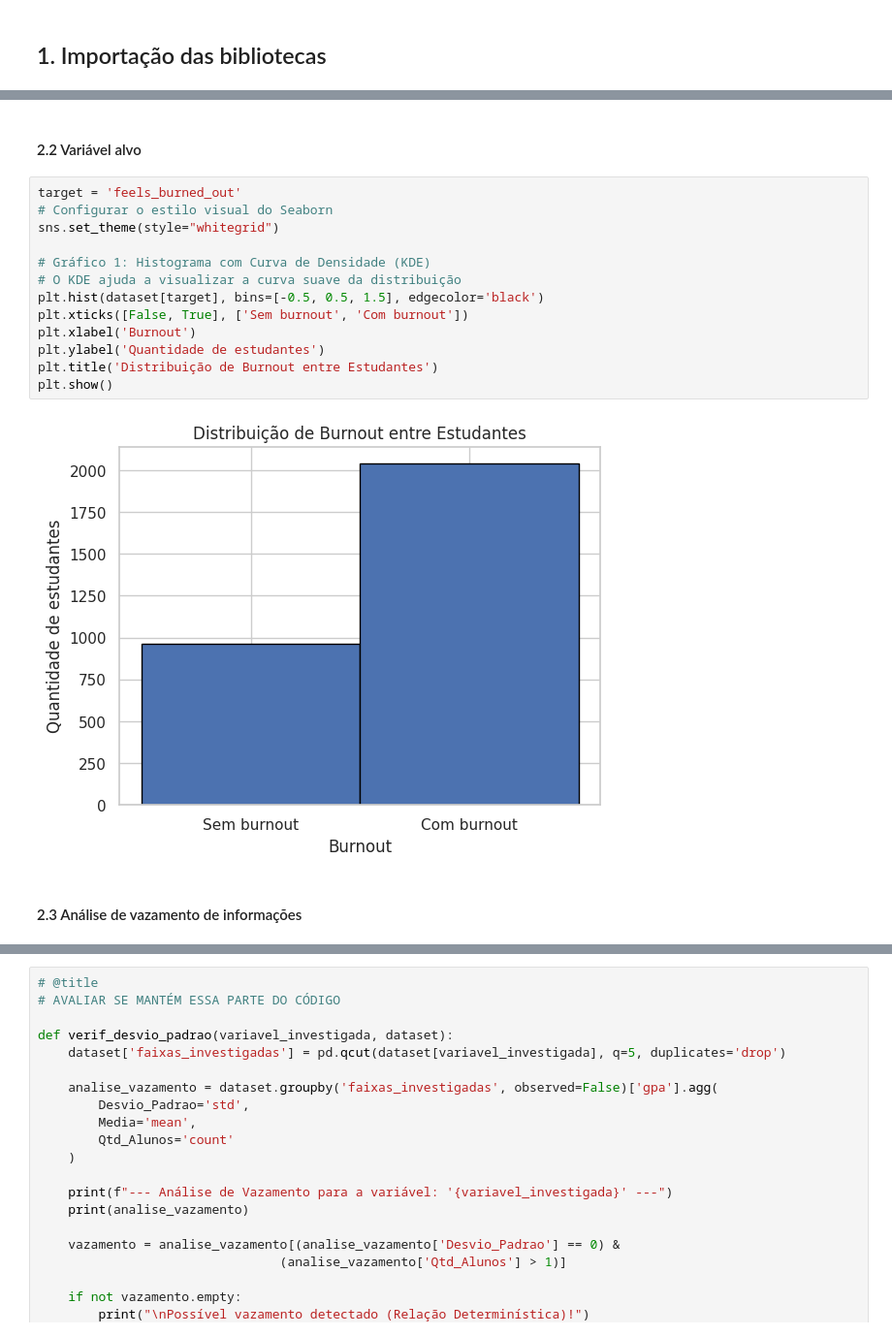
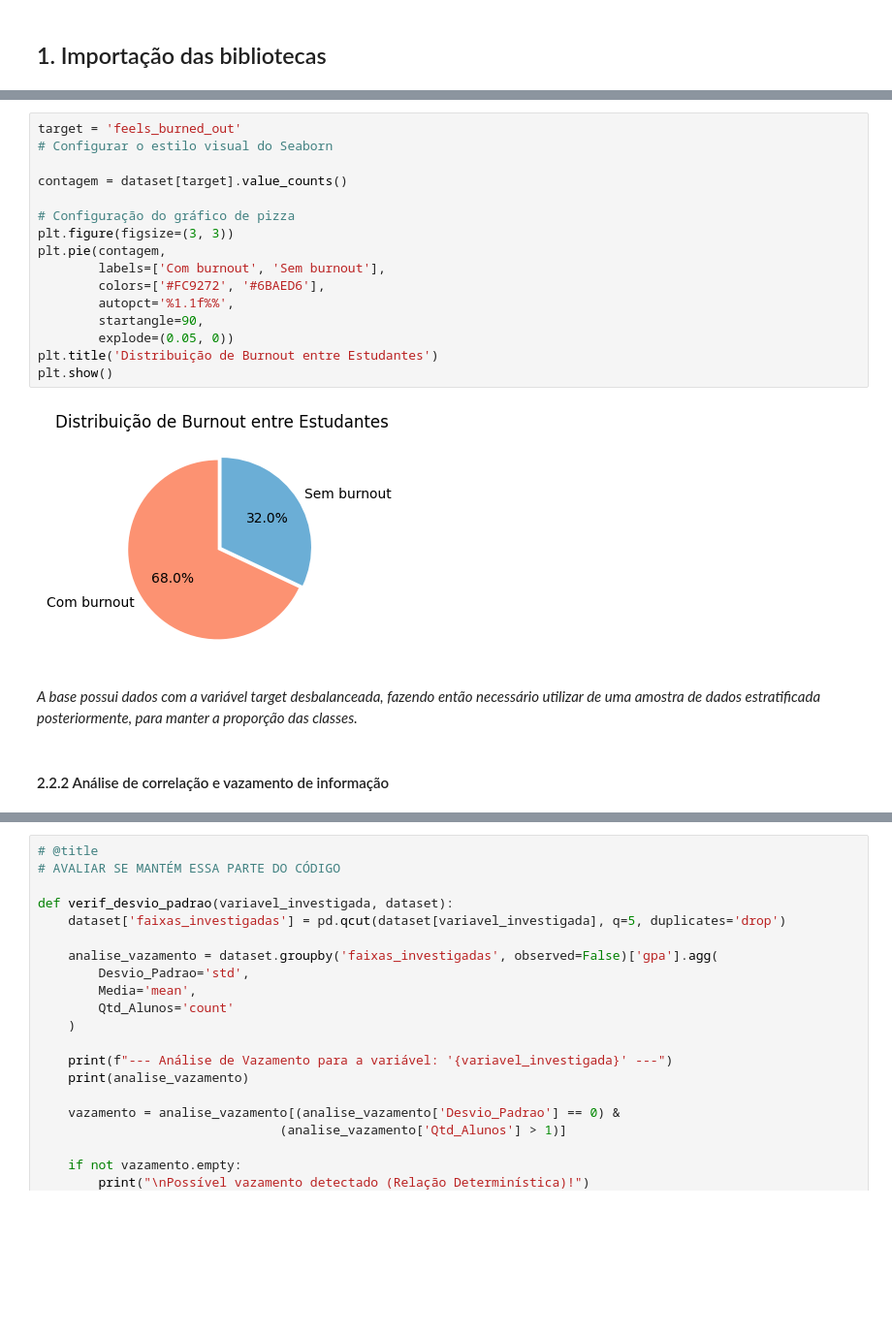
Before and after one commit to BrunuCosta/students_GPA_regression, a Jupyter notebook: students_burnout.ipynb, the cells around one changed output, grey strips where cells are left out. Shown at 97% size. Saved outputs shown, nothing was run; the diff lists cells and outputs as text; blank space fills up the shorter version.

```diff
--- a/students_burnout.ipynb
+++ b/students_burnout.ipynb
@@ -50,22 +82,25 @@ Alvo ausente: 0
-# %% [markdown]
-#### 2.2 Variável alvo
-# %%
-target = 'feels_burned_out'
-# Configurar o estilo visual do Seaborn
-sns.set_theme(style="whitegrid")
-
-# Gráfico 1: Histograma com Curva de Densidade (KDE)
-# O KDE ajuda a visualizar a curva suave da distribuição
-plt.hist(dataset[target], bins=[-0.5, 0.5, 1.5], edgecolor='black')
-plt.xticks([False, True], ['Sem burnout', 'Com burnout'])
-plt.xlabel('Burnout')
-plt.ylabel('Quantidade de estudantes')
-plt.title('Distribuição de Burnout entre Estudantes')
-plt.show()
-# %% [output]
-[figure, removed]
+# %%
+target = 'feels_burned_out'
+# Configurar o estilo visual do Seaborn
+
+contagem = dataset[target].value_counts()
+
+# Configuração do gráfico de pizza
+plt.figure(figsize=(3, 3))
+plt.pie(contagem,
+        labels=['Com burnout', 'Sem burnout'],
+        colors=['#FC9272', '#6BAED6'],
+        autopct='%1.1f%%',
+        startangle=90,
+        explode=(0.05, 0))
+plt.title('Distribuição de Burnout entre Estudantes')
+plt.show()
+# %% [output]
+[figure, added]
+# %% [markdown]
+*A base possui dados com a variável target desbalanceada, fazendo então necessário utilizar de uma amostra de dados estratificada posteriormente, para manter a proporção das classes.*
 # %% [markdown]
-#### 2.3 Análise de vazamento de informações
+#### 2.2.2 Análise de correlação e vazamento de informação
 # %%
 # Calcula a correlação de Pearson de todas as colunas numéricas com o GPA
 correlacoes = dataset.corr(numeric_only=True, method='pearson')[target].sort_values(ascending=False)
```
Also changed, not shown: parts of 25 cells of this notebook.
